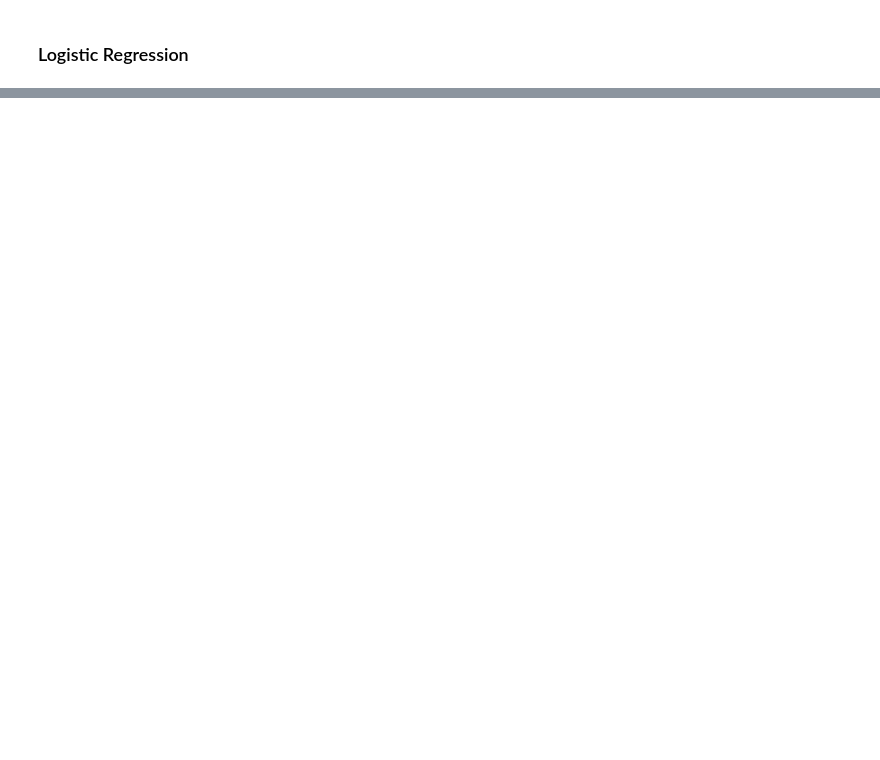
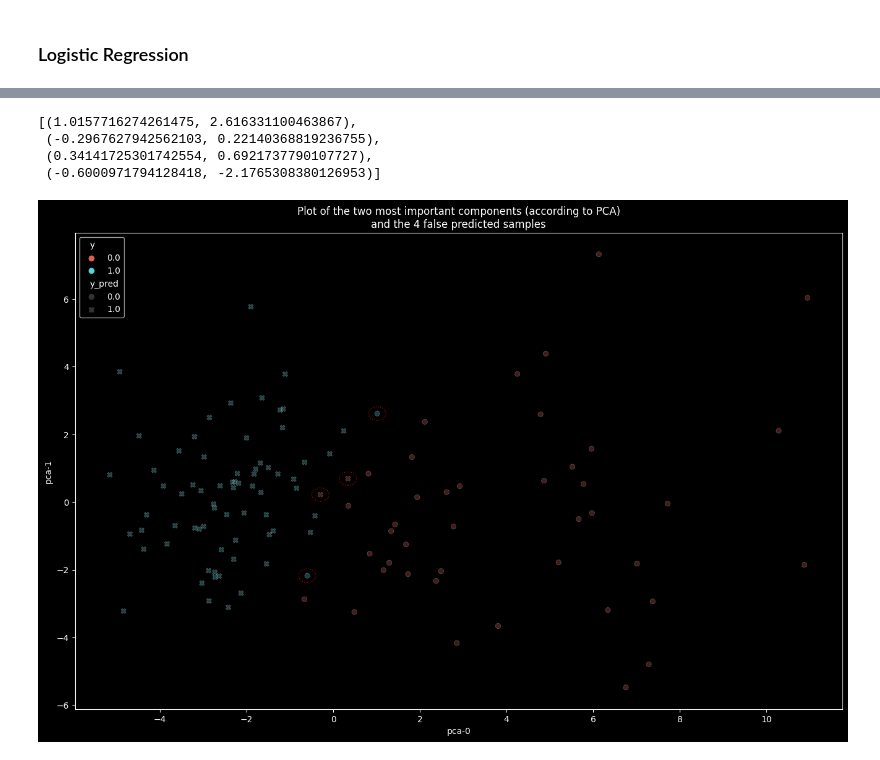
Before and after one commit to FabriceBeaumont/MachineLearning, a Jupyter notebook: pytorch/PyTorchTutorial.ipynb, the cells around one changed output, grey strips where cells are left out. Saved outputs shown, nothing was run; the diff lists cells and outputs as text; code cells hidden in the pictures; blank space fills up the shorter version.

```diff
--- a/pytorch/PyTorchTutorial.ipynb
+++ b/pytorch/PyTorchTutorial.ipynb
@@ -686,0 +755,19 @@ for epoch in range(1, num_epochs + 1):
+# %%
+n_components: int = 4
+
+pca = PCA(n_components=n_components)
+# Apply PCA to the DataFrame.
+pca_result = pca.fit_transform(df[feat_cols].values)
+
+# Save the analysis in new columns for each component.
+component_name_pattern: str = "pca-{}"
+for i in range(n_components):
+    df[component_name_pattern.format(i)] = pca_result[:,i]
+
+# Get the components with the highest evaluation.
+pc_ratios = [x for x in pca.explained_variance_ratio_]
+print(f'Explained variation explained by each principal component:')
+for i in range(n_components):
+    print(f"{component_name_pattern.format(i)}:\t{pc_ratios[i]*100:.2f}\t%")
+
+df.head()
@@ -686,0 +797,29 @@ for epoch in range(1, num_epochs + 1):
+# %%
+# Get all samples, where the true label and the prediction do not match.
+false_predicted = df.loc[df['y'] != df['y_pred']]
+false_predicted_tuples: List[Tuple] = list(false_predicted[[component_name_pattern.format(0), component_name_pattern.format(1)]].apply(tuple, axis=1))
+false_predicted_tuples
+# %% [output]
+[(1.0157716274261475, 2.616331100463867),
+ (-0.2967627942562103, 0.22140368819236755),
+ (0.34141725301742554, 0.6921737790107727),
+ (-0.6000971794128418, -2.1765308380126953)]
+# %%
+# Plott the data in 2D
+plt.figure(figsize=(16,10))
+ax = sns.scatterplot(
+    x=component_name_pattern.format(0), y=component_name_pattern.format(1),
+    hue="y",
+    style="y_pred",
+    palette=sns.color_palette("hls", num_classes),
+    data=df.loc[random_permutation,:],
+    legend="full",
+    alpha=0.3
+)
+# Indicate all false predictions.
+for x in false_predicted_tuples:
+    ax.add_patch(plt.Circle(xy=x, radius=0.2, alpha=0.7, color='red', linestyle=':', fill=False))
+plt.title(f"Plot of the two most important components (according to PCA)\nand the {len(false_predicted_tuples)} false predicted samples")
+plt.show()
+# %% [output]
+[figure, added]
```
Also changed, not shown: parts of 50 cells of this notebook.
